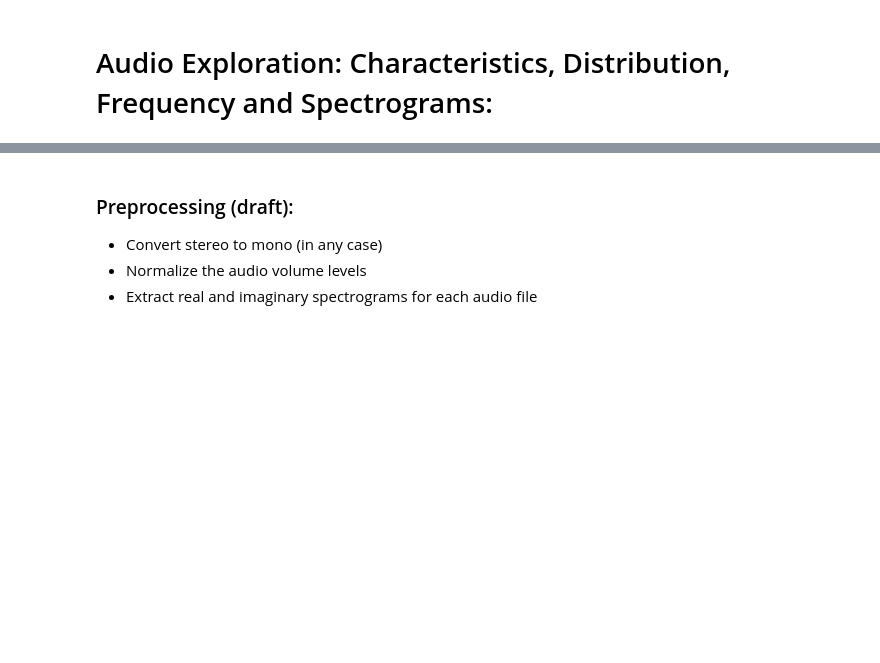
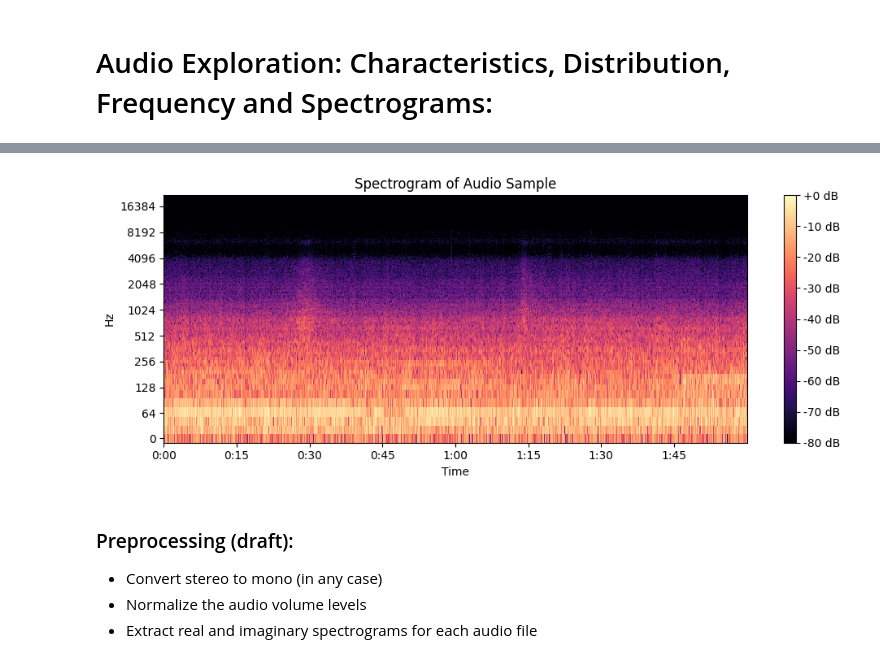
Before and after one commit to fertlopus/AdaptiveANC, a Jupyter notebook: discovery/research/notebooks/ancrn.ipynb, the cells around one changed output, grey strips where cells are left out. Saved outputs shown, nothing was run; the diff lists cells and outputs as text; code cells hidden in the pictures; blank space fills up the shorter version.

```diff
--- a/discovery/research/notebooks/ancrn.ipynb
+++ b/discovery/research/notebooks/ancrn.ipynb
@@ -101,3 +110,15 @@ plt.show()
+# %%
+# Plot the spectrogram
+D = librosa.amplitude_to_db(librosa.stft(signal), ref=np.max)
+
+plt.figure(figsize=(10, 4))
+librosa.display.specshow(D, sr=sr, x_axis='time', y_axis='log')
+plt.colorbar(format='%+2.0f dB')
+plt.title('Spectrogram of Audio Sample')
+plt.tight_layout()
+plt.show()
+# %% [output]
+[figure, added]
 # %% [markdown]
 ### Preprocessing (draft):
 
```
Also changed, not shown: parts of 8 cells of this notebook.
